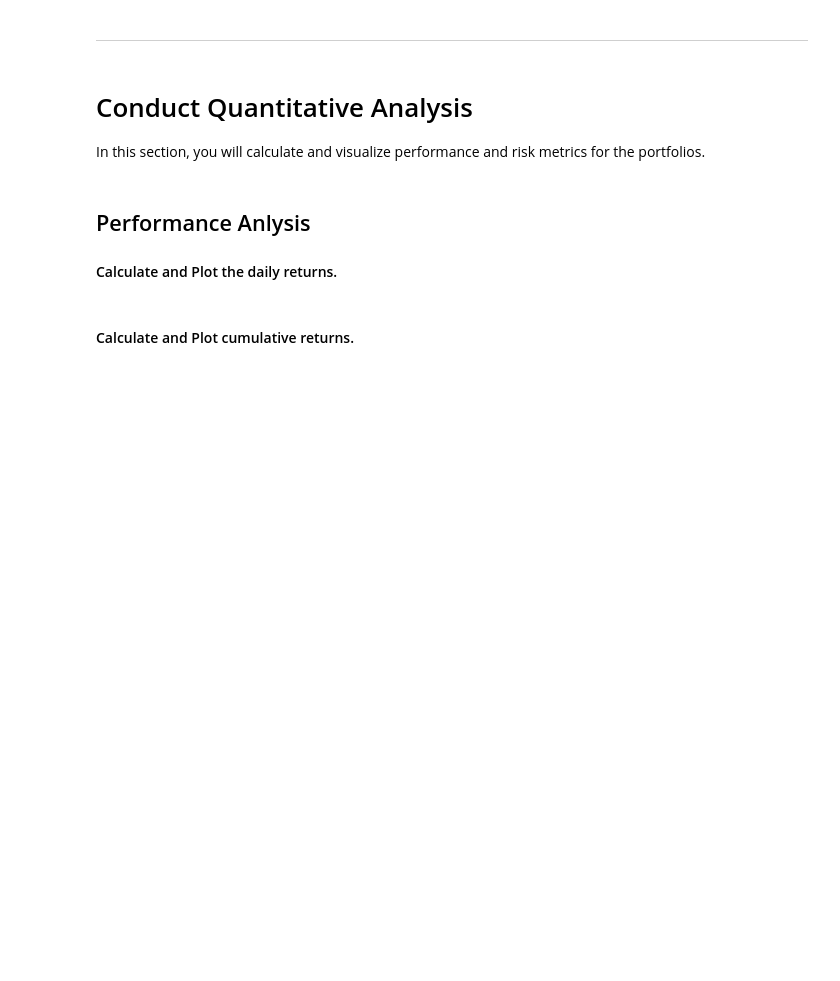
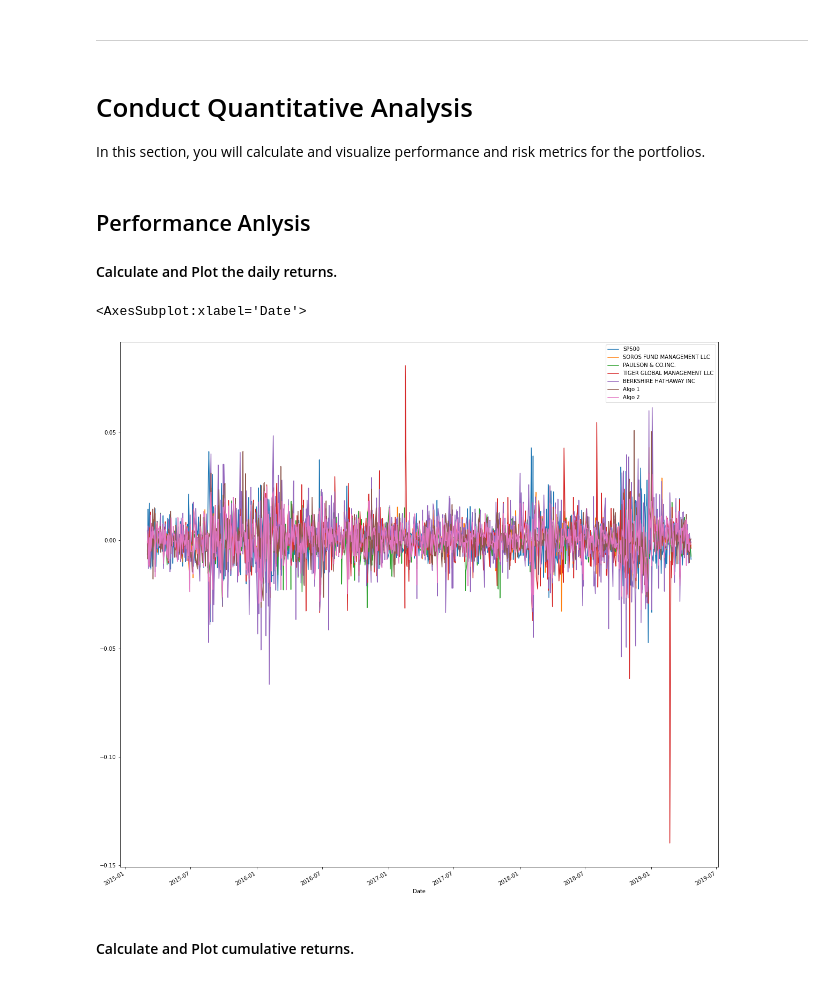
Before and after one commit to shishirsuman6/Portfolio-Performance-Analyser, a Jupyter notebook: whale_analysis.ipynb, the cells around one changed output. Saved outputs shown, nothing was run; the diff lists cells and outputs as text; code cells hidden in the pictures; blank space fills up the shorter version.

```diff
--- a/whale_analysis.ipynb
+++ b/whale_analysis.ipynb
@@ -211,6 +211,10 @@ In this section, you will calculate and visualize performance and risk metrics f
 #### Calculate and Plot the daily returns.
 # %%
 # Plot daily returns of all portfolios
+all_portfolio_returns.plot(figsize=(20,20), legend=True)
+# %% [output]
+<AxesSubplot:xlabel='Date'>
+[figure, added]
 # %% [markdown]
 #### Calculate and Plot cumulative returns.
 # %%
```
Also changed, not shown: parts of 1 cell of this notebook.
